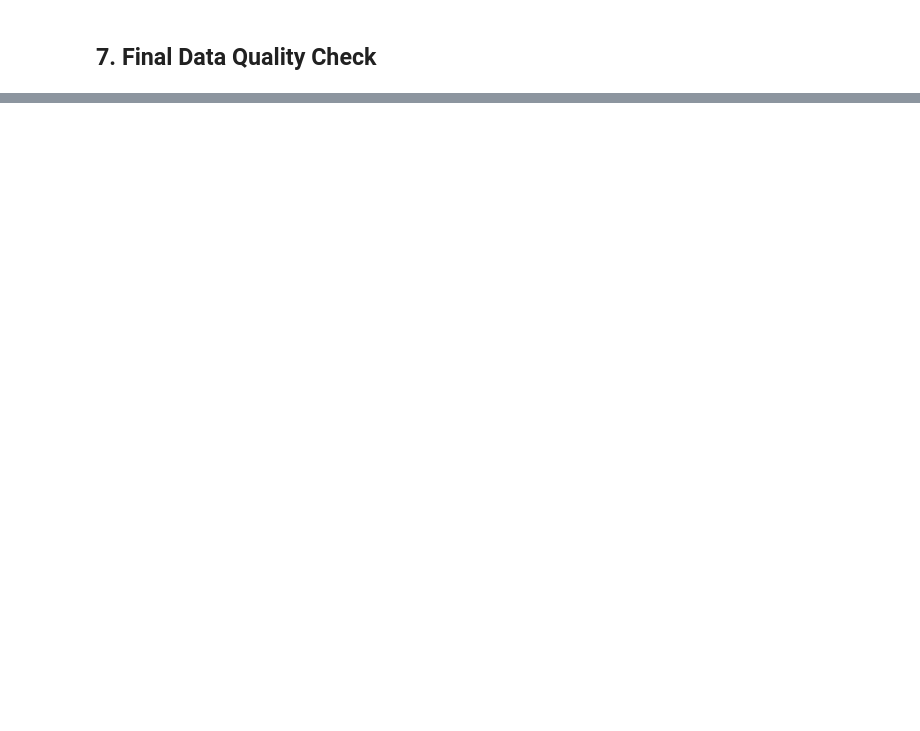
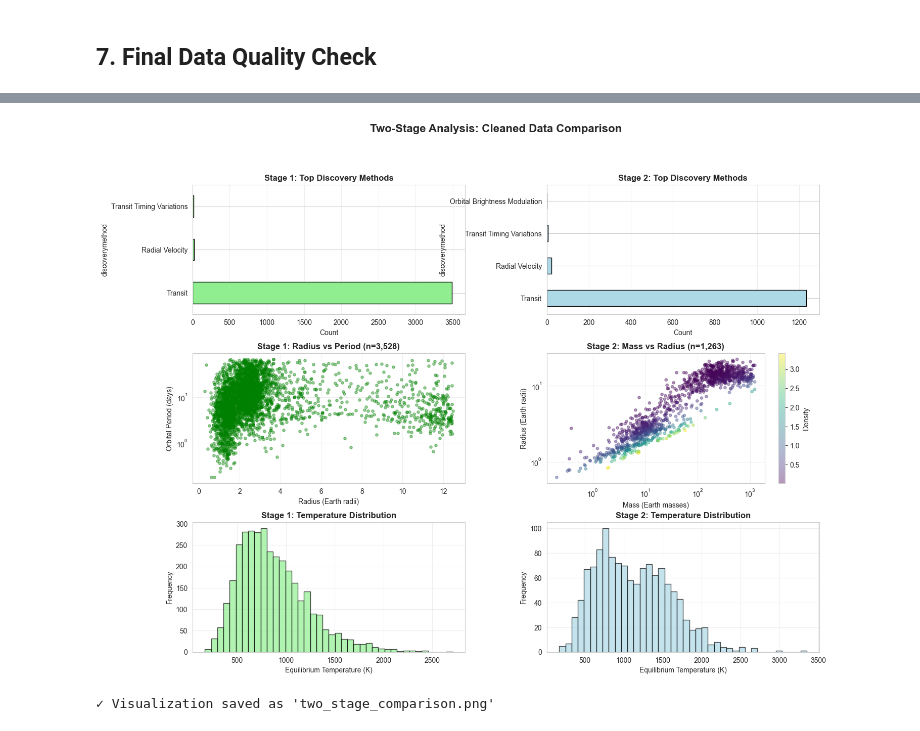
Before and after one commit to nicofaragodumsch/COS482_Final, a Jupyter notebook: 02_data_cleaning.ipynb, the cells around one changed output, grey strips where cells are left out. Saved outputs shown, nothing was run; the diff lists cells and outputs as text; code cells hidden in the pictures; blank space fills up the shorter version.

```diff
--- a/02_data_cleaning.ipynb
+++ b/02_data_cleaning.ipynb
@@ -1100,0 +1448,64 @@ CLEANING OPERATIONS:
+# %%
+# Create comprehensive comparison visualization
+fig = plt.figure(figsize=(16, 12))
+gs = fig.add_gridspec(3, 2, hspace=0.3, wspace=0.3)
+
+# Row 1: Discovery methods
+ax1 = fig.add_subplot(gs[0, 0])
+method_s1 = df_stage1_clean['discoverymethod'].value_counts().head(8)
+method_s1.plot(kind='barh', ax=ax1, color='lightgreen', edgecolor='black')
+ax1.set_xlabel('Count')
+ax1.set_title('Stage 1: Top Discovery Methods', fontweight='bold')
+ax1.grid(alpha=0.3, axis='x')
+
+ax2 = fig.add_subplot(gs[0, 1])
+method_s2 = df_stage2_clean['discoverymethod'].value_counts().head(8)
+method_s2.plot(kind='barh', ax=ax2, color='lightblue', edgecolor='black')
+ax2.set_xlabel('Count')
+ax2.set_title('Stage 2: Top Discovery Methods', fontweight='bold')
+ax2.grid(alpha=0.3, axis='x')
+
+# Row 2: Mass vs Radius (Stage 2 only has mass)
+ax3 = fig.add_subplot(gs[1, 0])
+ax3.scatter(df_stage1_clean['pl_rade'], df_stage1_clean['pl_orbper'],
+           alpha=0.4, s=15, c='green')
+ax3.set_xlabel('Radius (Earth radii)')
+ax3.set_ylabel('Orbital Period (days)')
+ax3.set_title(f'Stage 1: Radius vs Period (n={len(df_stage1_clean):,})', fontweight='bold')
+ax3.set_yscale('log')
+ax3.grid(alpha=0.3)
+
+ax4 = fig.add_subplot(gs[1, 1])
+scatter = ax4.scatter(df_stage2_clean['pl_masse'], df_stage2_clean['pl_rade'],
+                     alpha=0.4, s=15, c=df_stage2_clean['density'], cmap='viridis')
+ax4.set_xlabel('Mass (Earth masses)')
+ax4.set_ylabel('Radius (Earth radii)')
+ax4.set_title(f'Stage 2: Mass vs Radius (n={len(df_stage2_clean):,})', fontweight='bold')
+ax4.set_xscale('log')
+ax4.set_yscale('log')
+plt.colorbar(scatter, ax=ax4, label='Density')
+ax4.grid(alpha=0.3)
+
+# Row 3: Temperature distributions
+ax5 = fig.add_subplot(gs[2, 0])
+df_stage1_clean['pl_eqt'].hist(bins=40, ax=ax5, color='lightgreen', edgecolor='black', alpha=0.7)
+ax5.set_xlabel('Equilibrium Temperature (K)')
+ax5.set_ylabel('Frequency')
+ax5.set_title('Stage 1: Temperature Distribution', fontweight='bold')
+ax5.grid(alpha=0.3)
+
+ax6 = fig.add_subplot(gs[2, 1])
+df_stage2_clean['pl_eqt'].hist(bins=40, ax=ax6, color='lightblue', edgecolor='black', alpha=0.7)
+ax6.set_xlabel('Equilibrium Temperature (K)')
+ax6.set_ylabel('Frequency')
+ax6.set_title('Stage 2: Temperature Distribution', fontweight='bold')
+ax6.grid(alpha=0.3)
+
+plt.suptitle('Two-Stage Analysis: Cleaned Data Comparison', fontsize=16, fontweight='bold')
+plt.savefig('two_stage_comparison.png', dpi=300, bbox_inches='tight')
+plt.show()
+
+print("\n✓ Visualization saved as 'two_stage_comparison.png'")
+# %% [output]
+[figure, added]
+✓ Visualization saved as 'two_stage_comparison.png'
```
Also changed, not shown: parts of 41 cells of this notebook.
